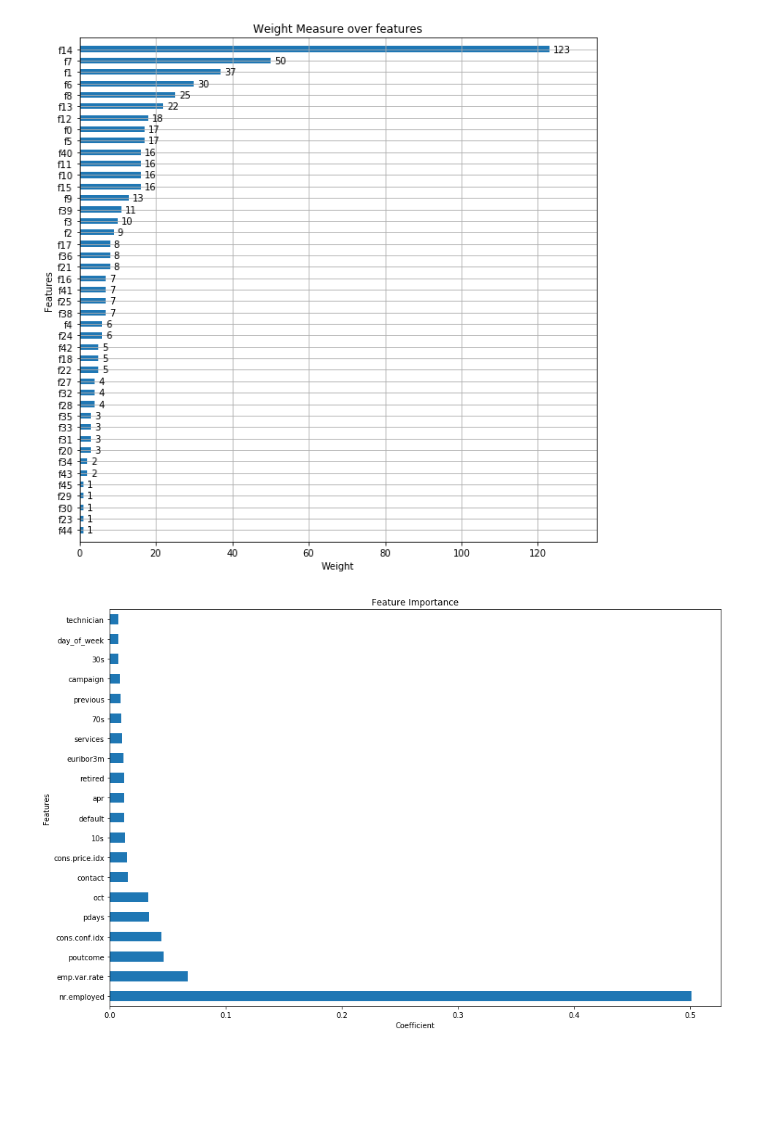
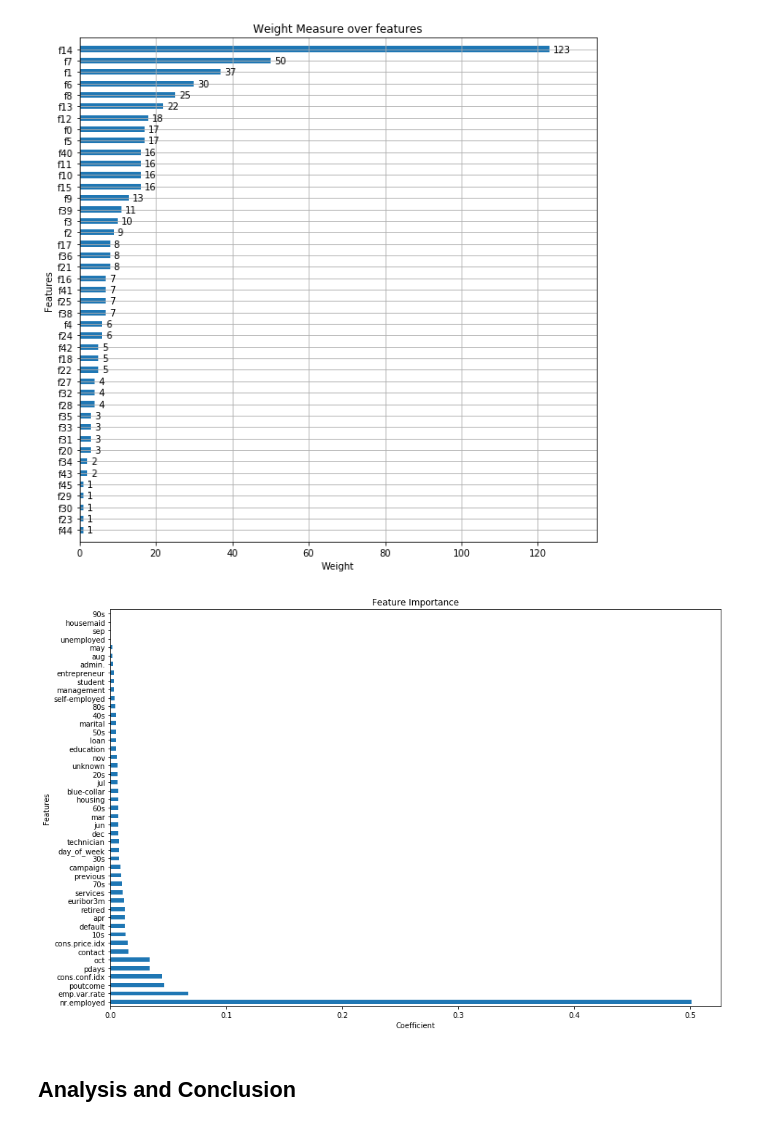
Before and after one commit to bellisor/mod3_project, a Jupyter notebook: Index_2.ipynb, the cells around one changed output. Drawn from its saved outputs; the diff is of its cells as text; code cells hidden in the pictures; blank space fills up the shorter version.

```diff
--- a/Index_2.ipynb
+++ b/Index_2.ipynb
@@ -751,16 +869,18 @@ plt.show()
 # %%
 fig, ax = plt.subplots()
 fig.set_size_inches(15,10)
 
 feat_importances = pd.Series(model.feature_importances_, index=X_df.columns)
-feat_importances.nlargest(20).plot(kind='barh')
+feat_importances.nlargest(50).plot(kind='barh')
 
 
 plt.xlabel('Coefficient')
 
 plt.ylabel('Features')
 plt.title('Feature Importance')
 plt.savefig('feature_importance')
 plt.show()
 # %% [output]
-[figure, old version]
+[figure, new version]
+# %% [markdown]
+## Analysis and Conclusion
```
Also changed, not shown: parts of 17 cells of this notebook.
